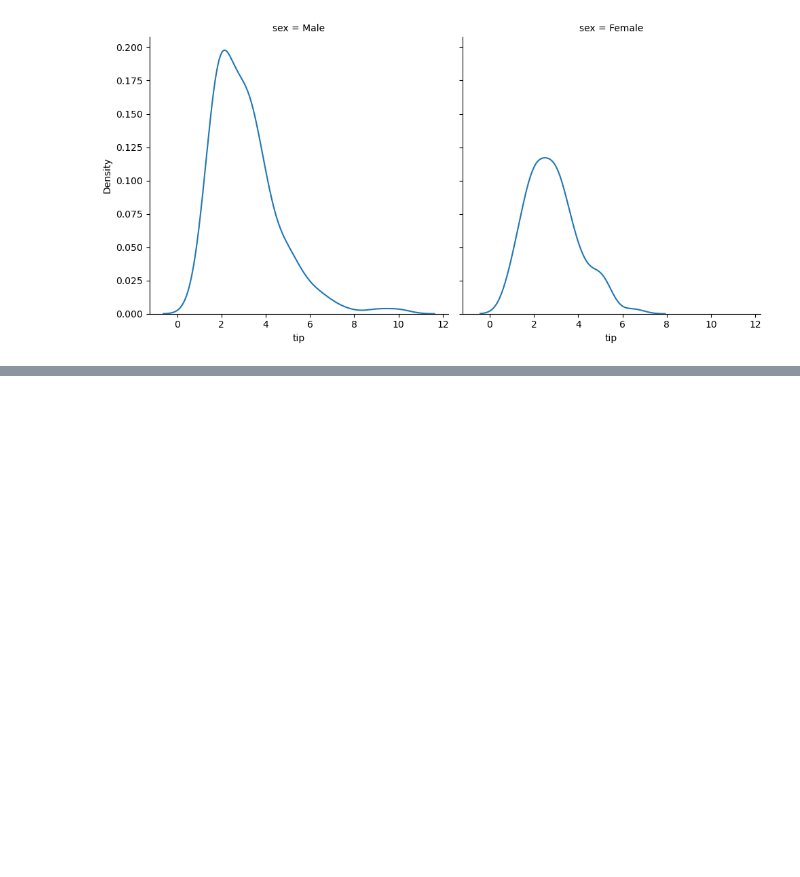
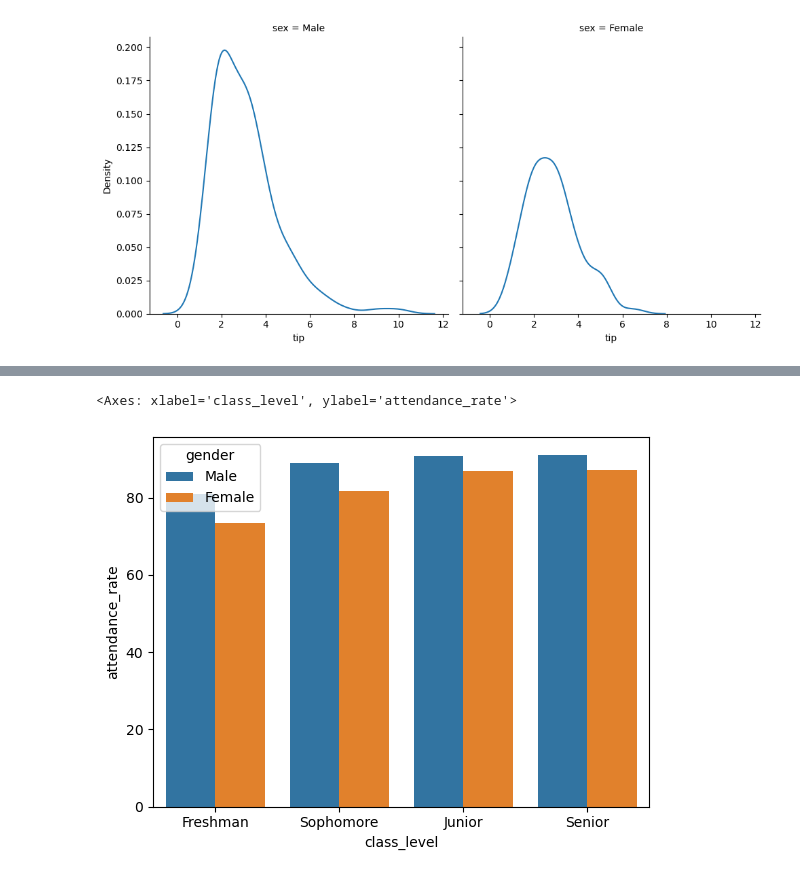
Before and after one commit to nafijur-rahaman/Data-Analysis-With-Python, a Jupyter notebook: Seaborn/seborn.ipynb, the cells around one changed output, grey strips where cells are left out. Cells and saved outputs as stored; diff of their text form; code cells hidden in the pictures; blank space fills up the shorter version.

```diff
--- a/Seaborn/seborn.ipynb
+++ b/Seaborn/seborn.ipynb
@@ -134,0 +166,5 @@ sns.displot(kind='kde', data = tips_data, x = "tip", col="sex")
+# %%
+sns.barplot(data = student , x = "class_level", y = "attendance_rate",hue="gender",errorbar=None)
+# %% [output]
+<Axes: xlabel='class_level', ylabel='attendance_rate'>
+[figure, added]
```
Also changed, not shown: parts of 6 cells of this notebook.
